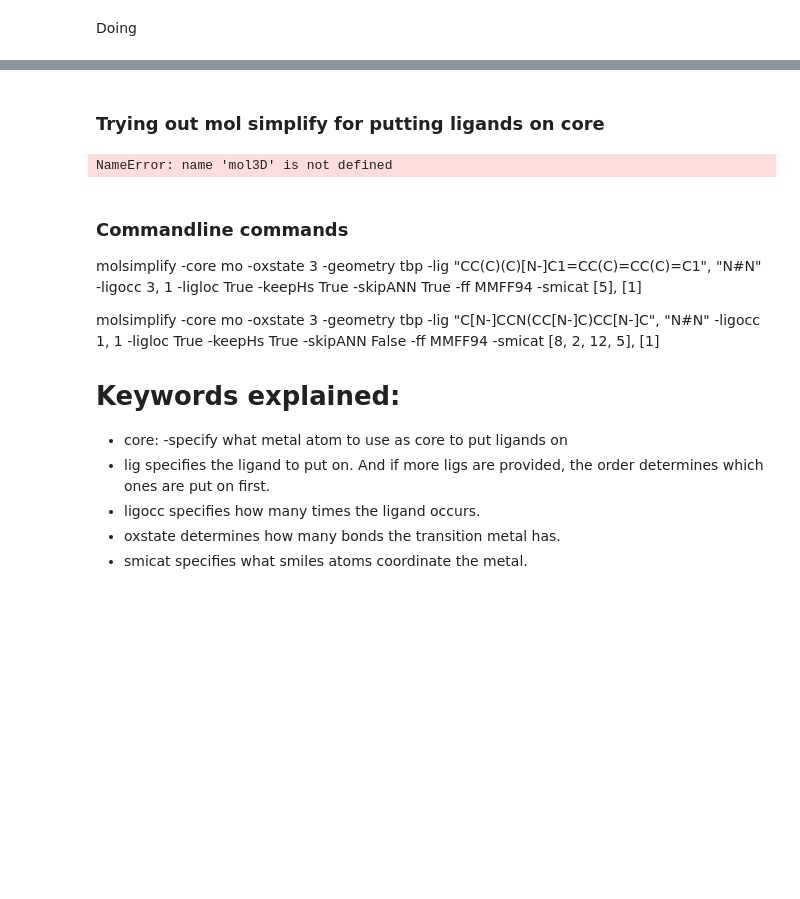
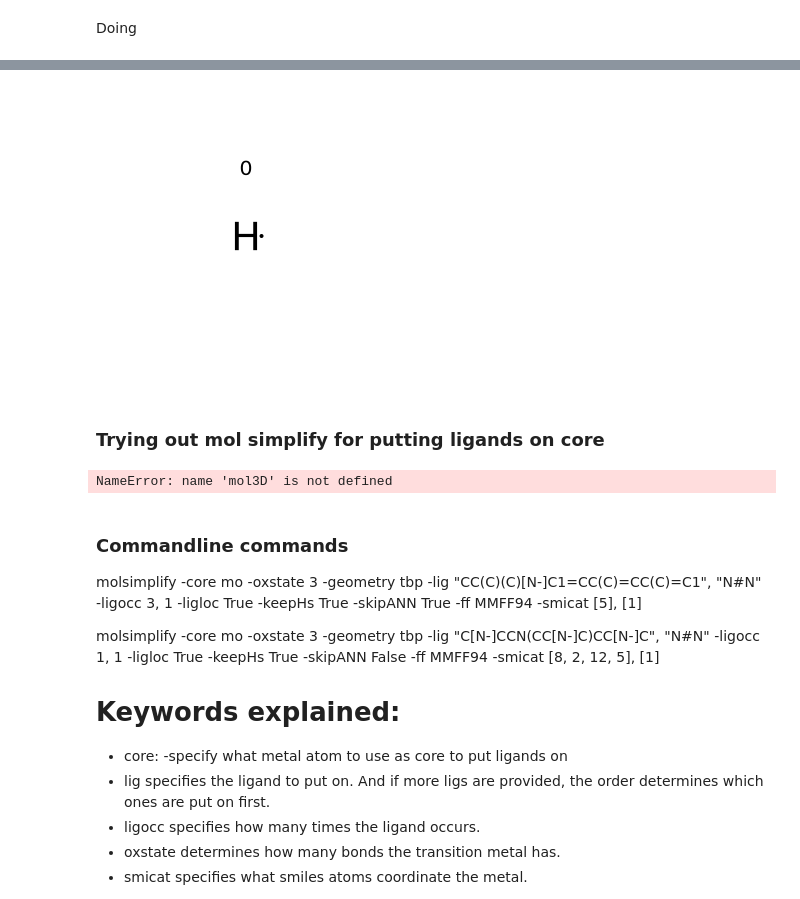
Before and after one commit to Strandgaard96/GB_GA, a Jupyter notebook: notebooks/investigate_amines.ipynb, the cells around one changed output, grey strips where cells are left out. Drawn from its saved outputs; the diff is of its cells as text; code cells hidden in the pictures; blank space fills up the shorter version.

```diff
--- a/notebooks/investigate_amines.ipynb
+++ b/notebooks/investigate_amines.ipynb
@@ -41,2 +41,5 @@ Draw.MolsToGridImage(random.sample(mol_list,10),molsPerRow=4,maxMols=10,legends=
 # %% [markdown]
 Doing
+# %%
+Chem.MolFromSmiles('[H]')
+# %% [output]
@@ -43,3 +48,4 @@ Doing
+[figure, added]
 # %% [markdown]
 ###  Trying out mol simplify for putting ligands on core
 # %%
```
Also changed, not shown: parts of 2 cells of this notebook, 12 other files.
